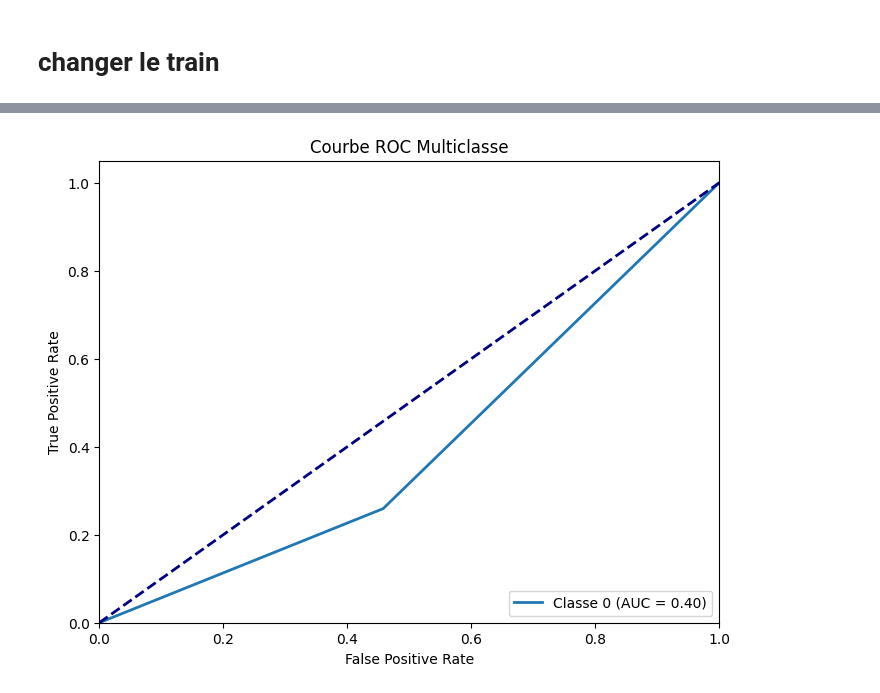
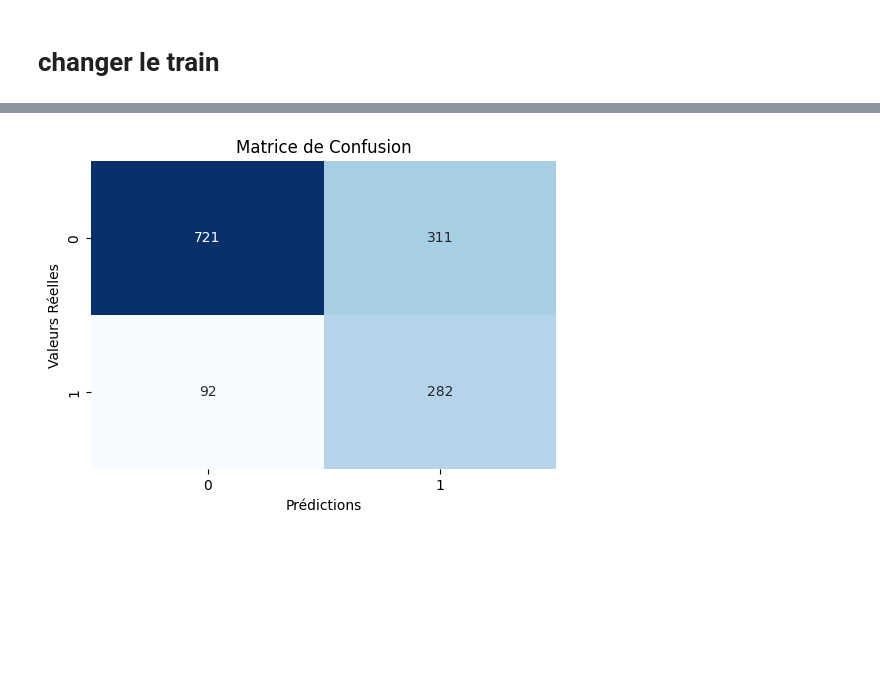
Before and after one commit to kenkleven/churn_classificqation, a Jupyter notebook: churn_telecom.ipynb, the cells around one changed output, grey strips where cells are left out. Drawn from its saved outputs; the diff is of its cells as text; code cells hidden in the pictures; blank space fills up the shorter version.

```diff
--- a/churn_telecom.ipynb
+++ b/churn_telecom.ipynb
@@ -930,38 +872,4 @@ Confusion Matrix:
-# %%
-from sklearn.preprocessing import label_binarize
-from sklearn.metrics import roc_curve, auc
-import matplotlib.pyplot as plt
-
-# Binarisation des labels
-y_test_bin = label_binarize(y_test, classes=[0, 1])  # Remplacez [0, 1, 2] par les classes de votre jeu de données
-
-# Prédictions de probabilité pour chaque classe
-y_pred_prob = knn.predict_proba(X_test)
-
-# Initialiser les courbes ROC et AUC pour chaque classe
-fpr = {}
-tpr = {}
-roc_auc = {}
-
-# Calcul des courbes ROC pour chaque classe
-for i in range(y_test_bin.shape[1]):
-    fpr[i], tpr[i], _ = roc_curve(y_test_bin[:, i], y_pred_prob[:, i])
-    roc_auc[i] = auc(fpr[i], tpr[i])
-
-# Affichage de la courbe ROC
-plt.figure(figsize=(8, 6))
-for i in range(y_test_bin.shape[1]):
-    plt.plot(fpr[i], tpr[i], lw=2, label=f'Classe {i} (AUC = {roc_auc[i]:.2f})')
-
-# Courbe de base (diagonale)
-plt.plot([0, 1], [0, 1], color='navy', lw=2, linestyle='--')
-
-plt.xlim([0.0, 1.0])
-plt.ylim([0.0, 1.05])
-plt.xlabel('False Positive Rate')
-plt.ylabel('True Positive Rate')
-plt.title('Courbe ROC Multiclasse')
-plt.legend(loc='lower right')
-plt.show()
-# %% [output]
-[figure, removed]
+# %%
+conf_mat(rf_model.best_estimator_, X_val, y_val)
+# %% [output]
+[figure, added]
```
Also changed, not shown: parts of 41 cells of this notebook.
